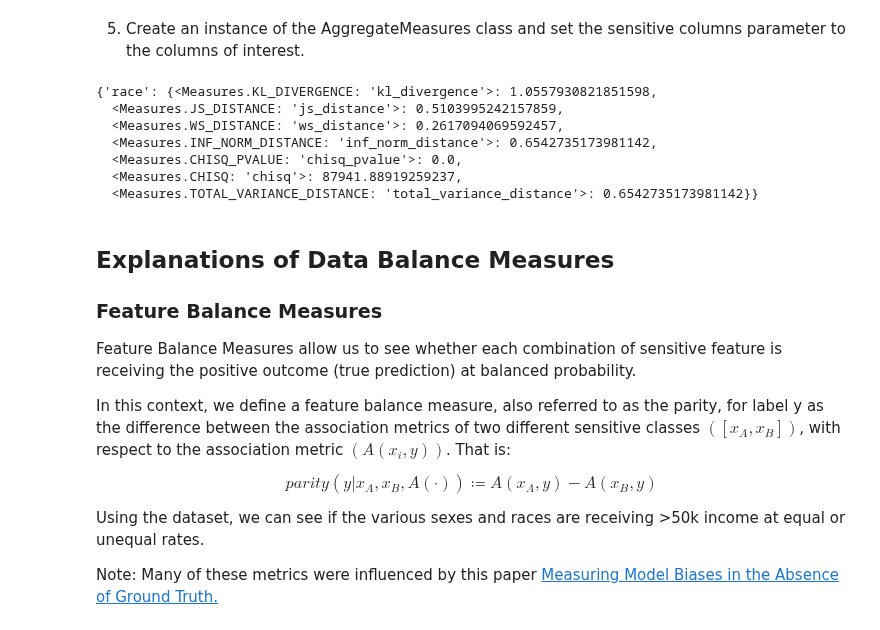
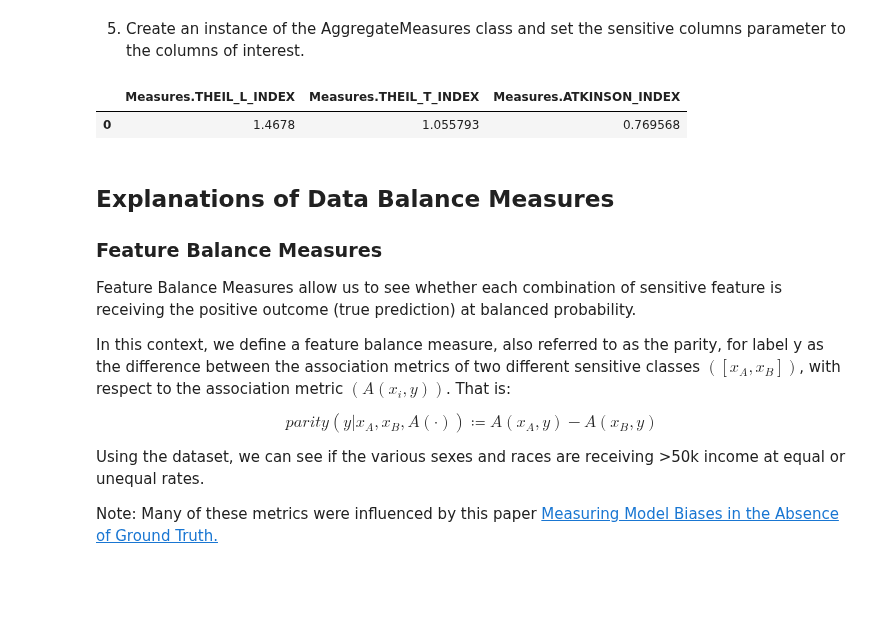
Before and after one commit to microsoft/responsible-ai-toolbox-mitigations, a Jupyter notebook: notebooks/databalanceanalysis/data_balance_overall.ipynb, the cells around one changed output. Drawn from its saved outputs; the diff is of its cells as text; code cells hidden in the pictures; blank space fills up the shorter version.

```diff
--- a/notebooks/databalanceanalysis/data_balance_overall.ipynb
+++ b/notebooks/databalanceanalysis/data_balance_overall.ipynb
@@ -72,16 +58,21 @@ distribution_measures.measures['race']
 # %% [markdown]
 5. Create an instance of the AggregateMeasures class and set the sensitive columns parameter to the columns of interest.
-# %%
-aggregate_measures = AggregateMeasures(df, ['race'])
-distribution_measures.measures
-# %% [output]
-{'race': {<Measures.KL_DIVERGENCE: 'kl_divergence'>: 1.0557930821851598,
-  <Measures.JS_DISTANCE: 'js_distance'>: 0.5103995242157859,
-  <Measures.WS_DISTANCE: 'ws_distance'>: 0.2617094069592457,
-  <Measures.INF_NORM_DISTANCE: 'inf_norm_distance'>: 0.6542735173981142,
-  <Measures.CHISQ_PVALUE: 'chisq_pvalue'>: 0.0,
-  <Measures.CHISQ: 'chisq'>: 87941.88919259237,
-  <Measures.TOTAL_VARIANCE_DISTANCE: 'total_variance_distance'>: 0.6542735173981142}}
+# %%
+import sys
+sys.path.append('../../../ResponsibleAIToolbox-Mitigation/')
+from databalanceanalysis.databalanceanalysis.aggregate_measures import AggregateBalanceMeasure
+import pandas as pd
+sensitive_features = ["Gender", "Race"]
+
+df =  pd.read_csv('../../datasets/AdultCensusIncome.csv')
+
+# convert to 0 and 1 encoding
+df['income'] = df['income'].apply(lambda x: 0 if x == "<=50K" else 1)
+aggregate_measures = AggregateBalanceMeasure(df, ['race'])
+aggregate_measures.measures
+# %% [output]
+|  | Measures.THEIL_L_INDEX | Measures.THEIL_T_INDEX | Measures.ATKINSON_INDEX |
+| 0 | 1.4678 | 1.055793 | 0.769568 |
 # %% [markdown]
 ## Explanations of Data Balance Measures
 ### Feature Balance Measures
```
Also changed, not shown: parts of 5 cells of this notebook, 15 other files.
